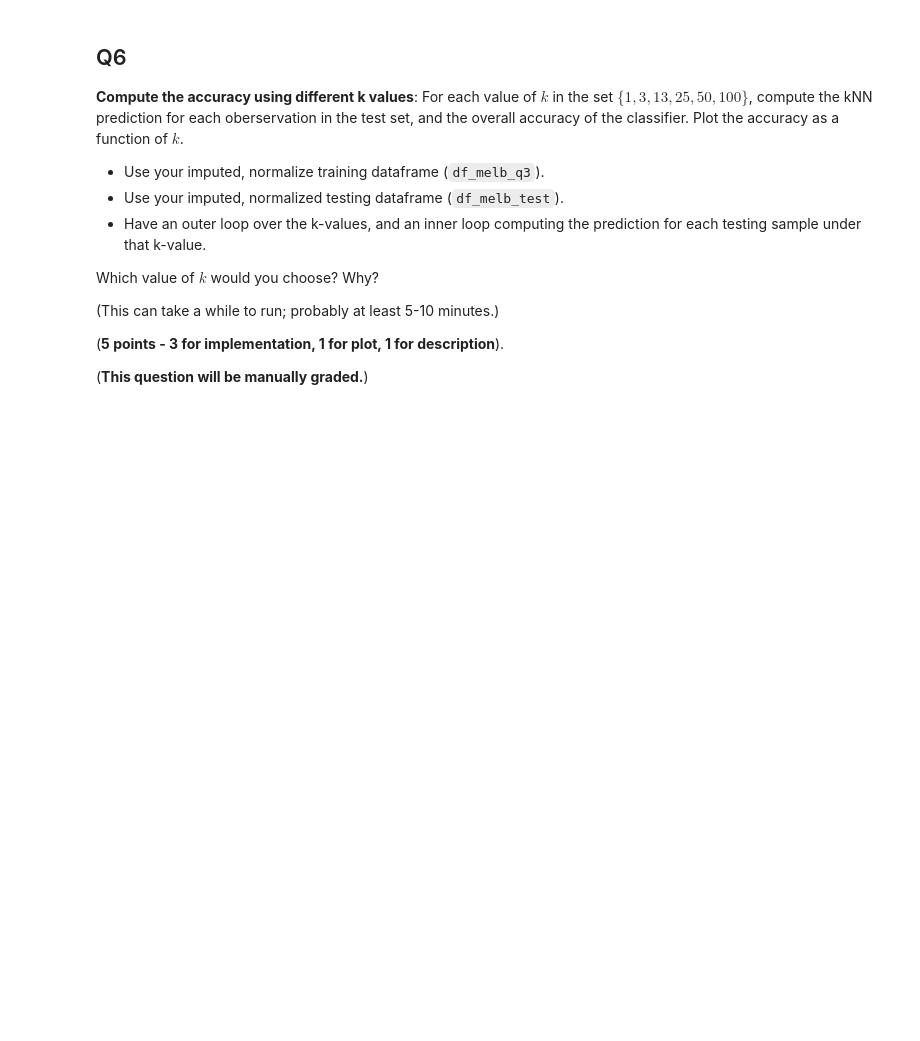
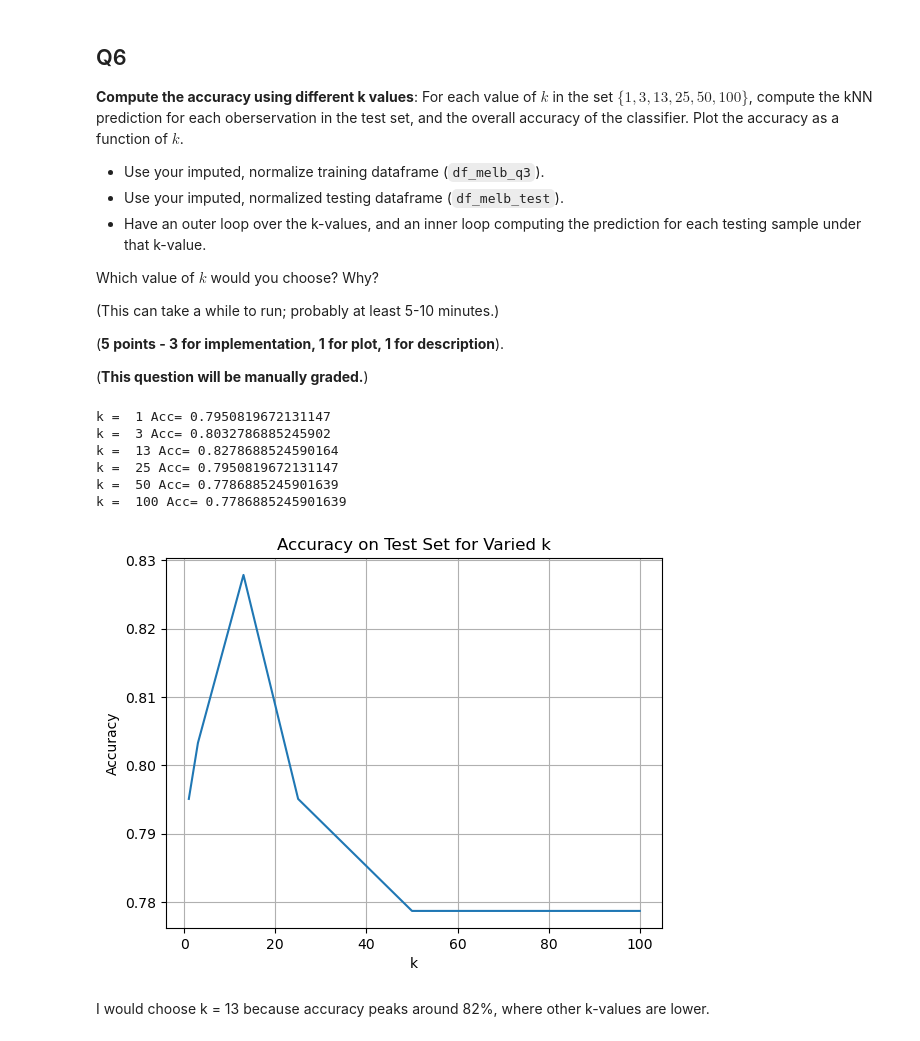
Before and after one commit to eduardo-issa/DataAnalytics_CS329E, a Jupyter notebook: Assignment8/329e_HW08.ipynb, the cells around one changed output. Cells and saved outputs as stored; diff of their text form; code cells hidden in the pictures; blank space fills up the shorter version.

```diff
--- a/Assignment8/329e_HW08.ipynb
+++ b/Assignment8/329e_HW08.ipynb
@@ -333,8 +333,20 @@ def predict_knn(df_train: pd.DataFrame, k: int,
     Returns:
         prediction: Predicted class of the test sample using kNN.
     """
-    ...
-    prediction = ...
+
+    df_train = df_train.copy()
+    # ignore target
+    observation = test_sample.drop(labels=target_col, errors='ignore')
+
+    # distance from the test sample to row
+    df_train['distance'] = df_train.apply(lambda x: np.linalg.norm(x.drop(labels=target_col).astype(float) - observation.astype(float)), axis=1)
+
+    # keep by distance
+    df_train = df_train.sort_values(by='distance').reset_index(drop=True)
+    df_k = df_train[0:k]
+
+    # vote in your elections!
+    prediction = df_k[target_col].value_counts().index[0]
     return prediction
 # %% [markdown]
 <!-- END QUESTION -->
@@ -354,12 +366,25 @@ Which value of $k$ would you choose? Why?
 (**5 points - 3 for implementation, 1 for plot, 1 for description**).
 
 (**This question will be manually graded.**)
-# %% [markdown]
-<!-- BEGIN QUESTION -->
 # %%
 # Sweep over the k-values. Place your accuracies for each k-value in acc_k.
 poss_k = [1, 3, 13, 25, 50, 100]
-acc_k = []
+acc_k = np.zeros(len(poss_k))
 
 # Your code goes below.
-...
+acc_indx = 0
+for k in poss_k:
+    predictions = df_melb_test.apply(lambda x: predict_knn(df_melb_q3, k, x, target_col), axis=1)
+
+    correct = np.sum(predictions == df_melb_test[target_col])
+    acc_k[acc_indx] = correct/len(predictions)
+
+    print("k = ", k, "Acc=", acc_k[acc_indx])
+    acc_indx = acc_indx + 1
+# %% [output]
+k =  1 Acc= 0.7950819672131147
+k =  3 Acc= 0.8032786885245902
+k =  13 Acc= 0.8278688524590164
+k =  25 Acc= 0.7950819672131147
+k =  50 Acc= 0.7786885245901639
+k =  100 Acc= 0.7786885245901639
@@ -369,2 +391,12 @@ acc_k = []
-# %% [markdown]
-<!-- END QUESTION -->
+# %%
+# Plot your accuracies for each k-value.
+plt.plot(poss_k, acc_k)
+plt.xlabel('k')
+plt.ylabel('Accuracy')
+plt.title('Accuracy on Test Set for Varied k')
+plt.grid('on')
+plt.show()
+# %% [output]
+[figure, added]
+# %% [markdown]
+I would choose k = 13 because accuracy peaks around 82%, where other k-values are lower.
```
Also changed, not shown: parts of 4 cells of this notebook.
